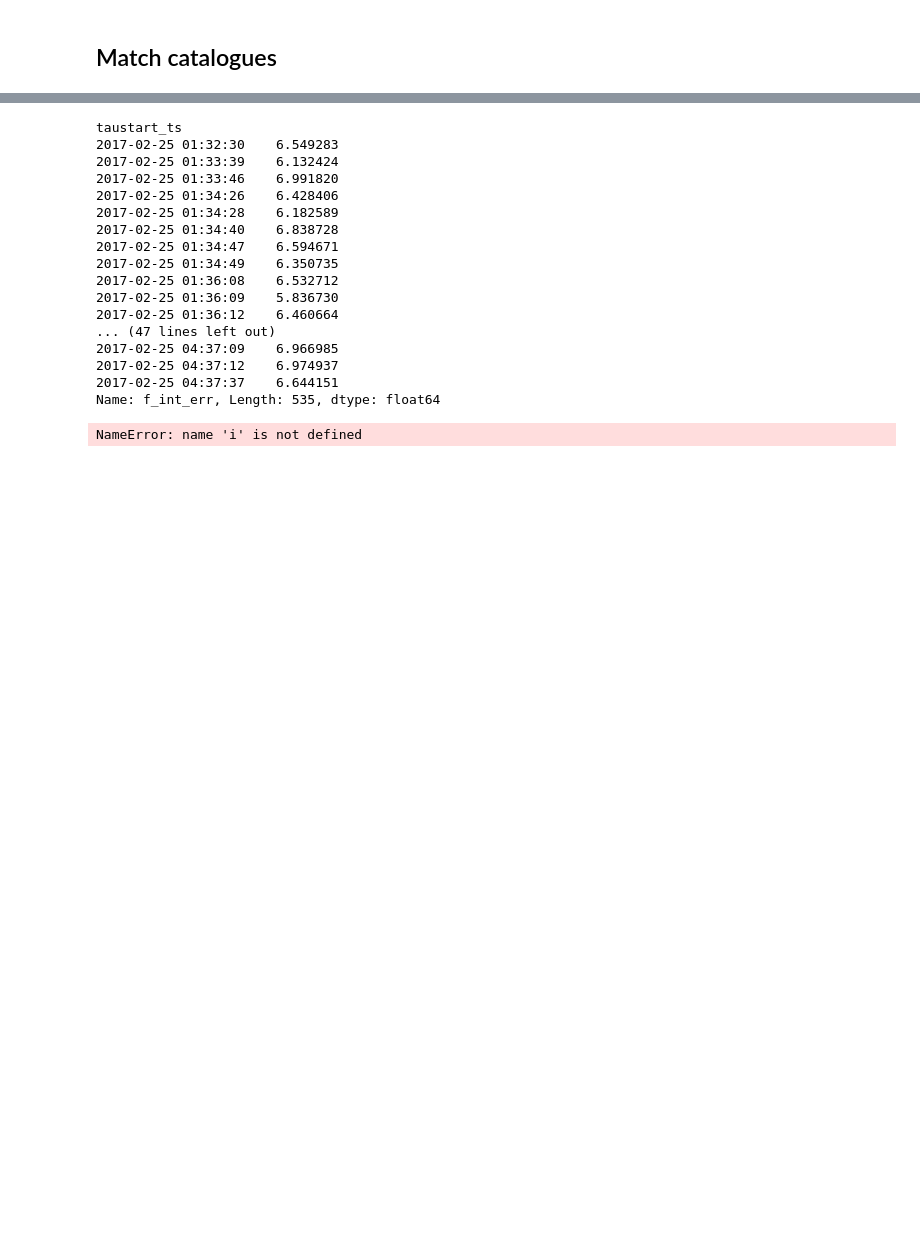
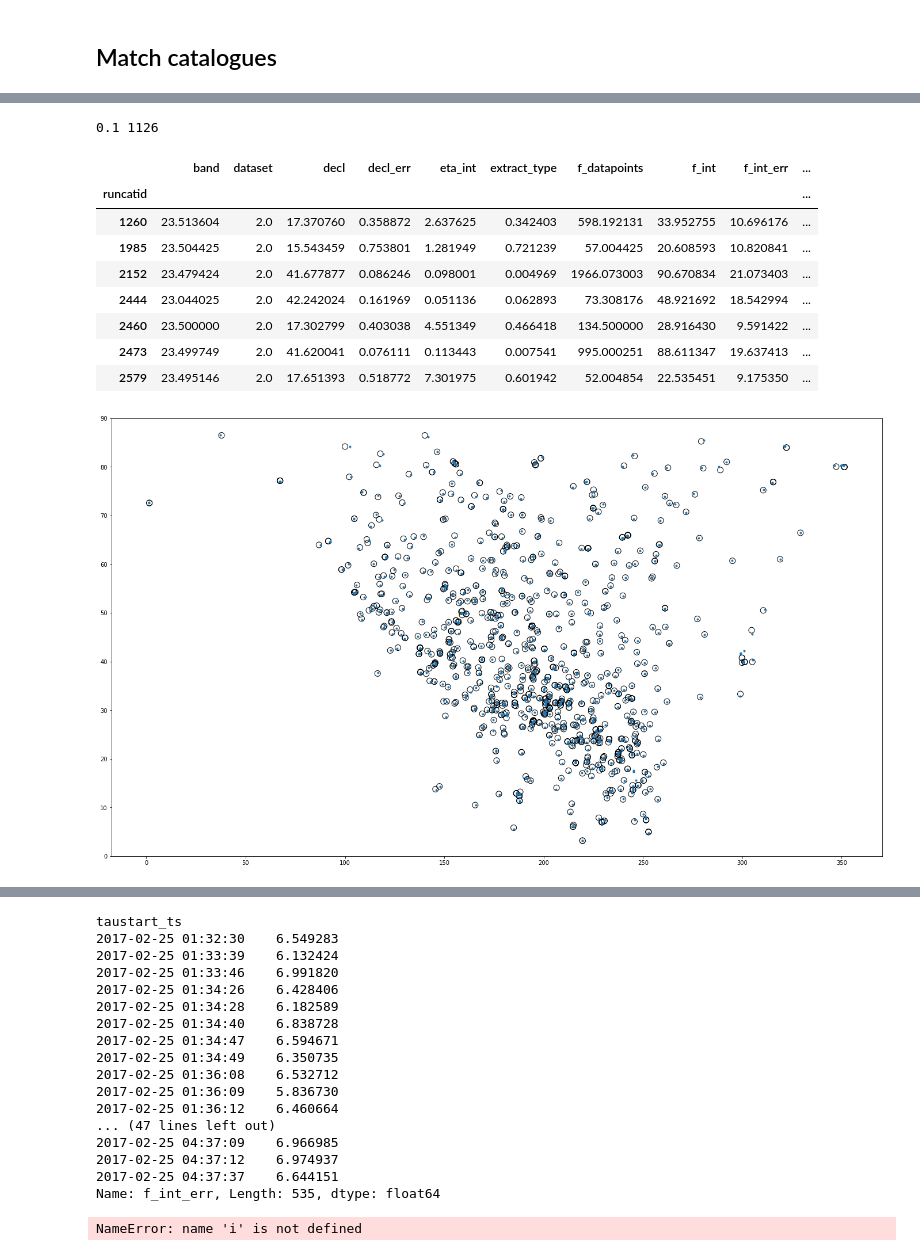
Before and after one commit to shulevski/scratchpad, a Jupyter notebook: notebooks/transients_wTraP.ipynb, the cells around one changed output, grey strips where cells are left out. Drawn from its saved outputs; the diff is of its cells as text; code cells hidden in the pictures; blank space fills up the shorter version.

```diff
--- a/notebooks/transients_wTraP.ipynb
+++ b/notebooks/transients_wTraP.ipynb
@@ -446,0 +521,37 @@ np.unique(data[data.band ==1].wm_ra, return_index=True)
+# %%
+thresh = 0.1
+radius = 1.
+
+# for thresh in [.1,.5,1,2,4,7,10]:
+
+base_coord = SkyCoord(ra=(base.ra*u.degree).values, dec=(base.decl*u.degree).values)
+
+vlssr_coord = SkyCoord(ra=(vlssr[vlssr.Sp > thresh]._RAJ2000*u.degree).values,
+                       dec=(vlssr[vlssr.Sp > thresh]._DEJ2000*u.degree).values)
+
+idx, d2d, d3d = base_coord.match_to_catalog_sky(vlssr_coord)
+
+
+
+plt.figure(figsize=(24,14))
+
+plt.plot(base.ra,base.decl,".")
+plt.scatter(vlssr[vlssr.Sp > thresh].iloc[idx[d2d.deg < radius]]._RAJ2000,
+            vlssr[vlssr.Sp > thresh].iloc[idx[d2d.deg < radius]]._DEJ2000,
+            s=100,facecolor='none', edgecolor="k")
+
+plt.ylim([0,90])
+print thresh, len(idx[d2d.deg < radius])
+base[d2d.deg > radius]
+# %% [output]
+0.1 1126
+|  | band | dataset | decl | decl_err | eta_int | extract_type | f_datapoints | f_int | f_int_err | ... |
+| runcatid |  |  |  |  |  |  |  |  |  | ... |
+| 1260 | 23.513604 | 2.0 | 17.370760 | 0.358872 | 2.637625 | 0.342403 | 598.192131 | 33.952755 | 10.696176 | ... |
+| 1985 | 23.504425 | 2.0 | 15.543459 | 0.753801 | 1.281949 | 0.721239 | 57.004425 | 20.608593 | 10.820841 | ... |
+| 2152 | 23.479424 | 2.0 | 41.677877 | 0.086246 | 0.098001 | 0.004969 | 1966.073003 | 90.670834 | 21.073403 | ... |
+| 2444 | 23.044025 | 2.0 | 42.242024 | 0.161969 | 0.051136 | 0.062893 | 73.308176 | 48.921692 | 18.542994 | ... |
+| 2460 | 23.500000 | 2.0 | 17.302799 | 0.403038 | 4.551349 | 0.466418 | 134.500000 | 28.916430 | 9.591422 | ... |
+| 2473 | 23.499749 | 2.0 | 41.620041 | 0.076111 | 0.113443 | 0.007541 | 995.000251 | 88.611347 | 19.637413 | ... |
+| 2579 | 23.495146 | 2.0 | 17.651393 | 0.518772 | 7.301975 | 0.601942 | 52.004854 | 22.535451 | 9.175350 | ... |
+[figure, added]
```
Also changed, not shown: parts of 43 cells of this notebook.
